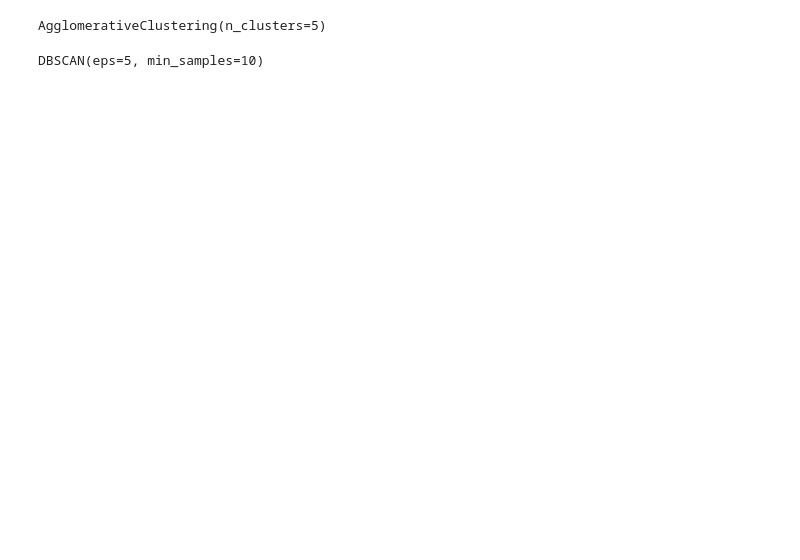
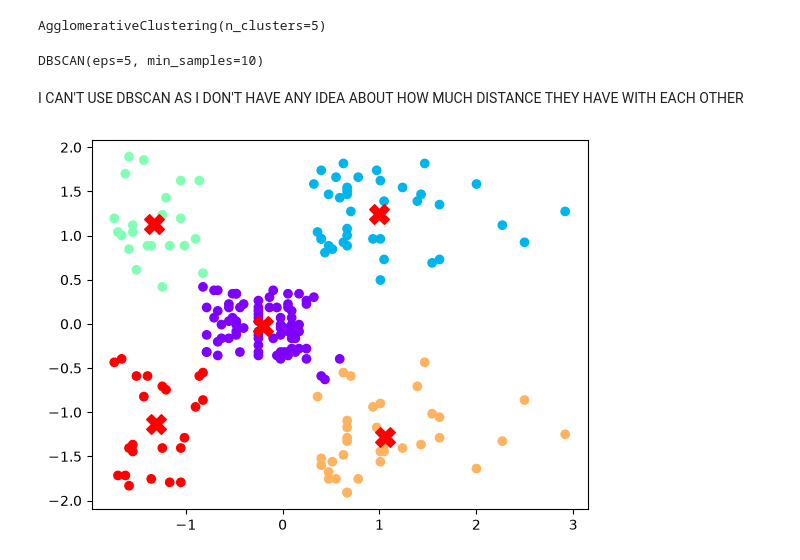
Before and after one commit to bhaskarkumar1667/clustering_, a Jupyter notebook: notebooks/clustering.ipynb, the cells around one changed output. Drawn from its saved outputs; the diff is of its cells as text; code cells hidden in the pictures; blank space fills up the shorter version.

```diff
--- a/notebooks/clustering.ipynb
+++ b/notebooks/clustering.ipynb
@@ -55,0 +45,2 @@ KMeans(n_clusters=5, random_state=42)
+# %%
+clusters=km.fit_predict(x_scaled)
@@ -63,3 +64,19 @@ db=DBSCAN(eps=5,min_samples=10)
 db.fit(x_scaled)
 # %% [output]
 DBSCAN(eps=5, min_samples=10)
+# %% [markdown]
+I CAN'T USE DBSCAN AS I DON'T HAVE ANY IDEA ABOUT HOW MUCH DISTANCE THEY HAVE WITH EACH OTHER
+# %%
+plt.scatter(x_scaled[:,0],x_scaled[:,1],c=clusters,cmap="rainbow")
+plt.scatter(
+    km.cluster_centers_[:, 0],
+    km.cluster_centers_[:, 1],
+    c="red",
+    marker="X",
+    s=200,
+    label="Centroids"
+)
+
+plt.show()
+# %% [output]
+[figure, added]
```
Also changed, not shown: parts of 10 cells of this notebook.
